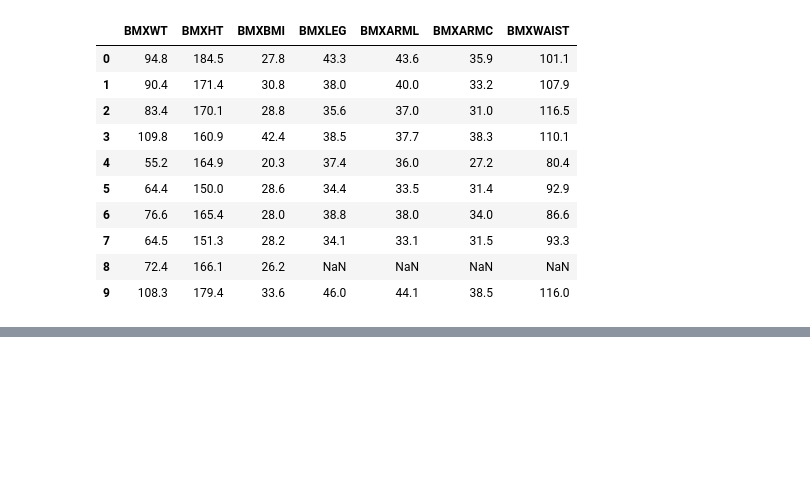
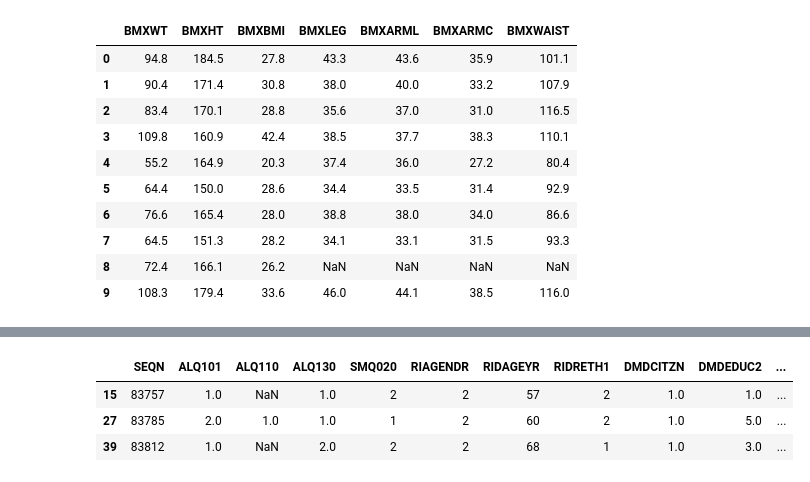
Before and after one commit to dabarbosa10/MichStat, a Jupyter notebook: week3/MultivariableData.ipynb, the cells around one changed output, grey strips where cells are left out. Drawn from its saved outputs; the diff is of its cells as text; code cells hidden in the pictures; blank space fills up the shorter version.

```diff
--- a/week3/MultivariableData.ipynb
+++ b/week3/MultivariableData.ipynb
@@ -79,0 +127,9 @@ index_bool
+# %%
+#add another condition.
+condition2= dataframe['BMXLEG']<32
+dataframe[condition1 & condition2].head(3)
+# %% [output]
+|  | SEQN | ALQ101 | ALQ110 | ALQ130 | SMQ020 | RIAGENDR | RIDAGEYR | RIDRETH1 | DMDCITZN | DMDEDUC2 | ... |
+| 15 | 83757 | 1.0 | NaN | 1.0 | 2 | 2 | 57 | 2 | 1.0 | 1.0 | ... |
+| 27 | 83785 | 2.0 | 1.0 | 1.0 | 1 | 2 | 60 | 2 | 1.0 | 5.0 | ... |
+| 39 | 83812 | 1.0 | NaN | 2.0 | 2 | 2 | 68 | 1 | 1.0 | 3.0 | ... |
```
Also changed, not shown: parts of 7 cells of this notebook.
